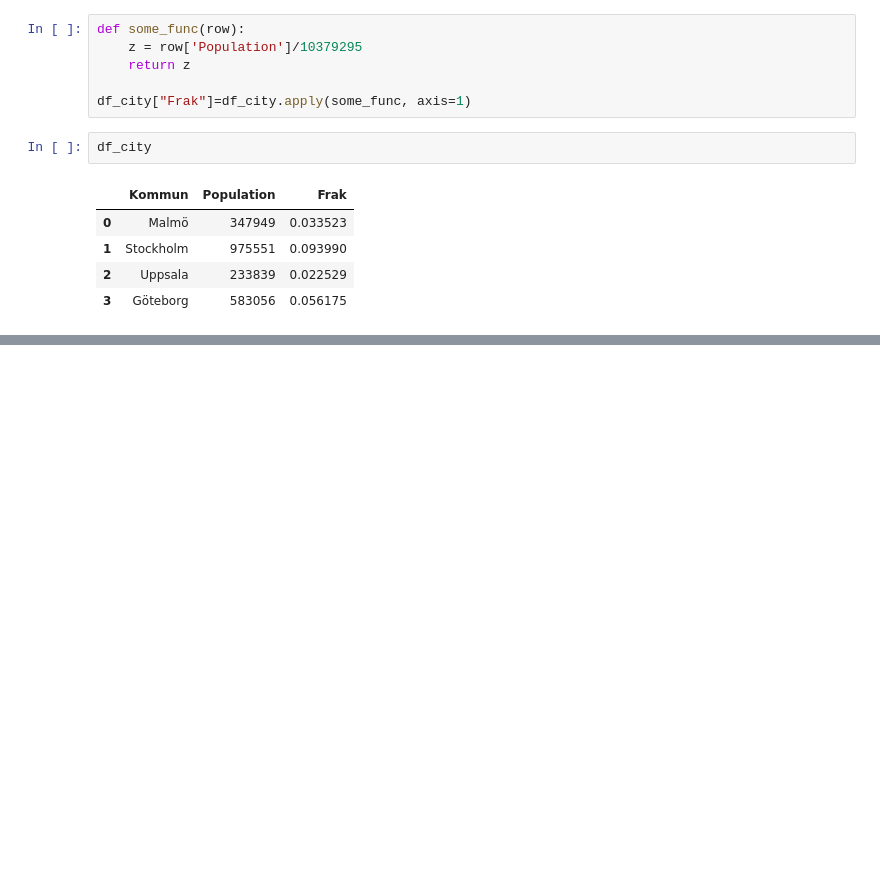
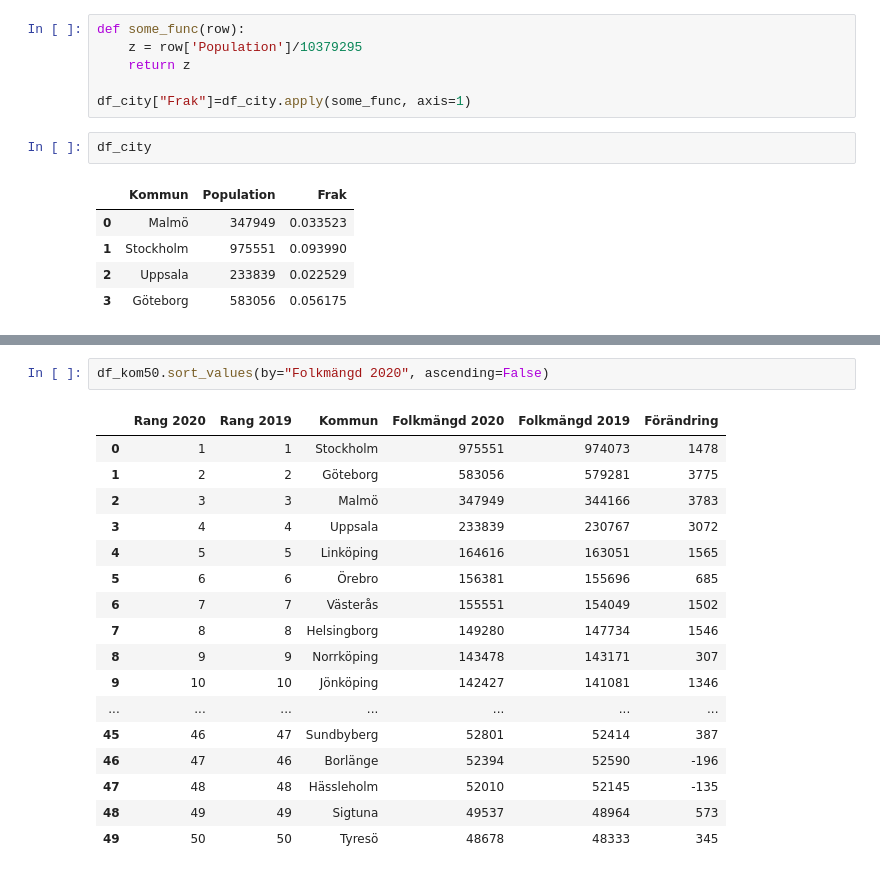
Before and after one commit to danlundh67/Python-Dan-Lund-OPA23, a Jupyter notebook: exercises/1_panda.ipynb, the cells around one changed output, grey strips where cells are left out. Drawn from its saved outputs; the diff is of its cells as text; blank space fills up the shorter version.

```diff
--- a/exercises/1_panda.ipynb
+++ b/exercises/1_panda.ipynb
@@ -65,0 +137,20 @@ df_city
+# %%
+df_kom50.sort_values(by="Folkmängd 2020", ascending=False)
+# %% [output]
+|  | Rang 2020 | Rang 2019 | Kommun | Folkmängd 2020 | Folkmängd 2019 | Förändring |
+| 0 | 1 | 1 | Stockholm | 975551 | 974073 | 1478 |
+| 1 | 2 | 2 | Göteborg | 583056 | 579281 | 3775 |
+| 2 | 3 | 3 | Malmö | 347949 | 344166 | 3783 |
+| 3 | 4 | 4 | Uppsala | 233839 | 230767 | 3072 |
+| 4 | 5 | 5 | Linköping | 164616 | 163051 | 1565 |
+| 5 | 6 | 6 | Örebro | 156381 | 155696 | 685 |
+| 6 | 7 | 7 | Västerås | 155551 | 154049 | 1502 |
+| 7 | 8 | 8 | Helsingborg | 149280 | 147734 | 1546 |
+| 8 | 9 | 9 | Norrköping | 143478 | 143171 | 307 |
+| 9 | 10 | 10 | Jönköping | 142427 | 141081 | 1346 |
+| ... | ... | ... | ... | ... | ... | ... |
+| 45 | 46 | 47 | Sundbyberg | 52801 | 52414 | 387 |
+| 46 | 47 | 46 | Borlänge | 52394 | 52590 | -196 |
+| 47 | 48 | 48 | Hässleholm | 52010 | 52145 | -135 |
+| 48 | 49 | 49 | Sigtuna | 49537 | 48964 | 573 |
+| 49 | 50 | 50 | Tyresö | 48678 | 48333 | 345 |
```
Also changed, not shown: parts of 10 cells of this notebook, 1 other file.
